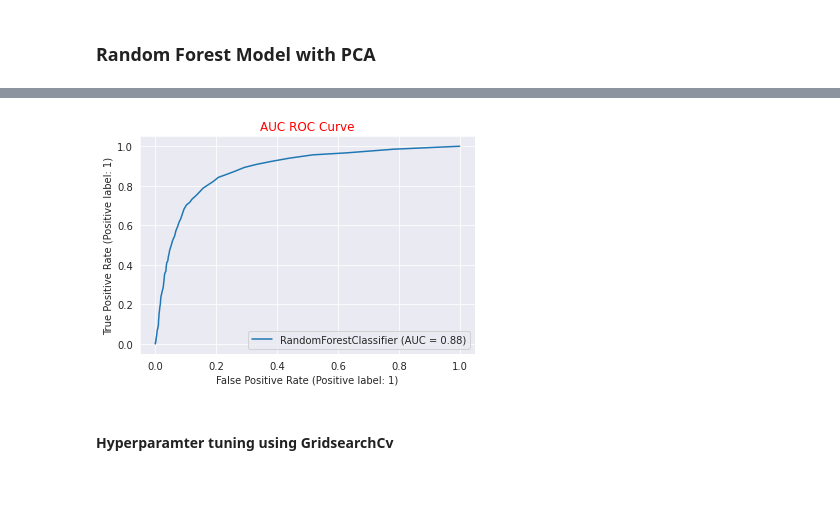
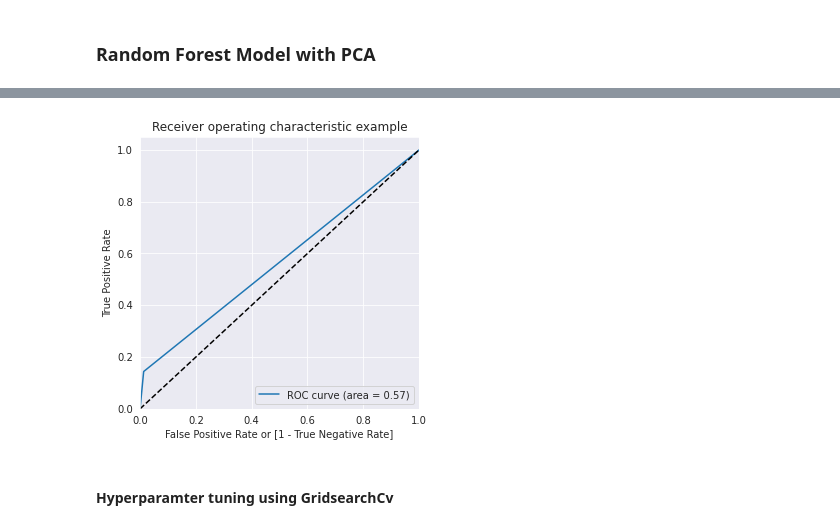
Before and after one commit to Ramesh9394/DS_1_2022, a Jupyter notebook: Telecom_Churn_Case_Study.ipynb, the cells around one changed output, grey strips where cells are left out. Cells and saved outputs as stored; diff of their text form; code cells hidden in the pictures; blank space fills up the shorter version.

```diff
--- a/Telecom_Churn_Case_Study.ipynb
+++ b/Telecom_Churn_Case_Study.ipynb
@@ -1112,8 +1112,8 @@ score_df
 # %%
 #plot roc auc curve
-plot_roc_auc(rf,X_test_rf, y_test)
+draw_roc(y_test,y_test_pred_rf)
 # %% [output]
-[figure, old version]
+[figure, new version]
 # %% [markdown]
 #### Hyperparamter tuning using GridsearchCv
 # %%
```
Also changed, not shown: parts of 8 cells of this notebook.
